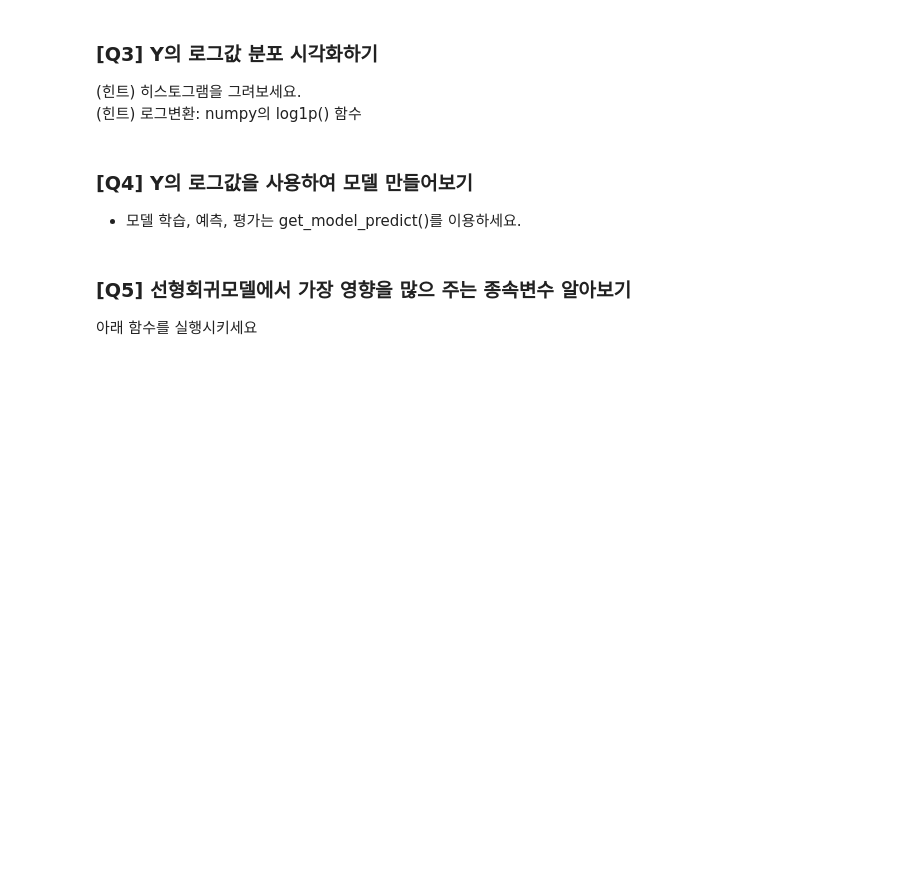
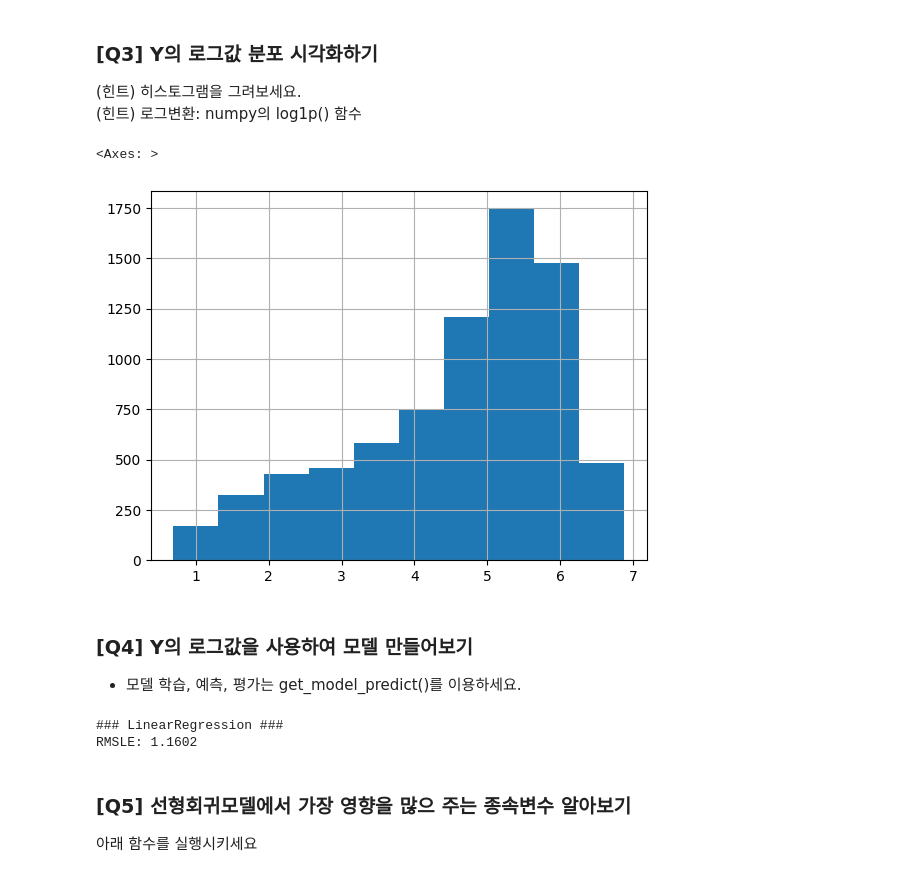
Before and after one commit to JeonJongDae/dinner_stock_AI, a Jupyter notebook: 6주차/bike_sharing_demand_skeleton.ipynb, the cells around one changed output. Cells and saved outputs as stored; diff of their text form; code cells hidden in the pictures; blank space fills up the shorter version.

```diff
--- a/6주차/bike_sharing_demand_skeleton.ipynb
+++ b/6주차/bike_sharing_demand_skeleton.ipynb
@@ -83,0 +448,9 @@ from sklearn.linear_model import LinearRegression
+# %%
+#[Q6]을 해결하기 위한 코드를 작성하세요
+from sklearn.model_selection import train_test_split
+from sklearn.linear_model import LinearRegression
+from sklearn.preprocessing import StandardScaler
+#[Q5]을 해결하기 위한 코드를 작성하세요
+x_train, x_test, y_train, y_test = train_test_split(x_scale,y,test_size=0.3, random_state=42)
+lr = LinearRegression()
+model =lr.fit(x_train, y_train)
@@ -129,3 +560,9 @@ def get_top5_error_data(y_test, pred):
+# %%
+y_log = np.log1p(y_train)
+y_log.hist()
+# %% [output]
+<Axes: >
+[figure, added]
 # %% [markdown]
 ### [Q4] Y의 로그값을 사용하여 모델 만들어보기
 
@@ -143,6 +580,10 @@ def get_model_predict(model, X_train, X_test, y_train, y_test, is_expm1=False):
     rmsle(y_test, pred)
 # %%
 #[Q4]을 해결하기 위한 코드를 작성하세요
+get_model_predict(model,x_train, x_test,y_train,y_test)
+# %% [output]
+### LinearRegression ###
+RMSLE: 1.1602
 # %% [markdown]
 ### [Q5] 선형회귀모델에서 가장 영향을 많으 주는 종속변수 알아보기
 아래 함수를 실행시키세요
```
Also changed, not shown: parts of 49 cells of this notebook.
